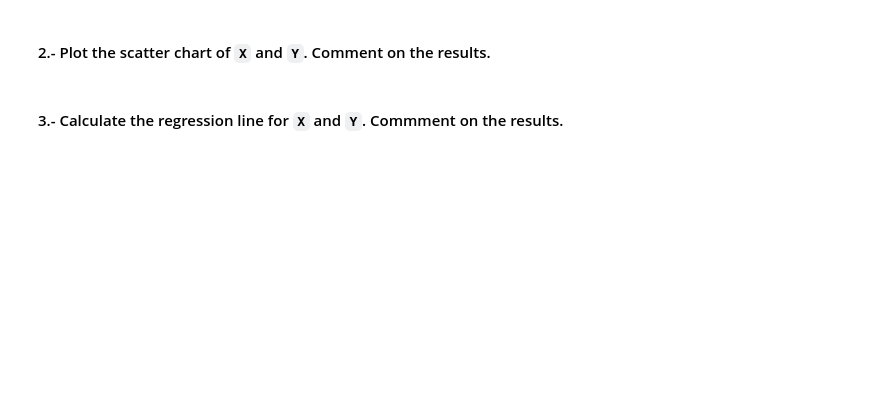
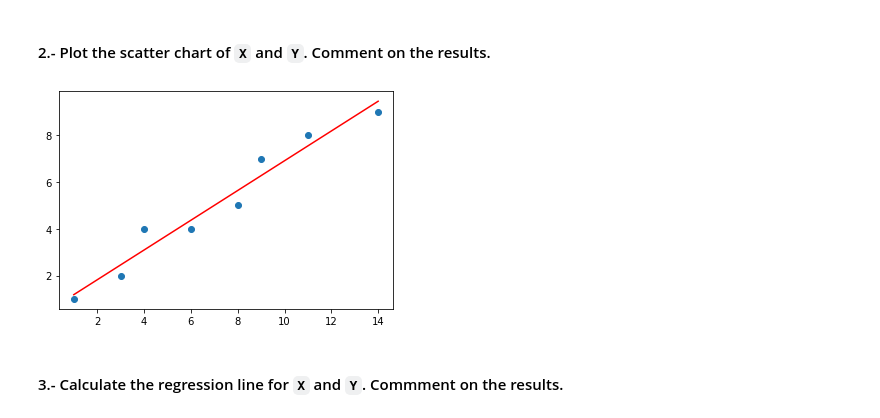
Before and after one commit to ta-data-bcn/lab-linear-regression-correlation, a Jupyter notebook: your-code/main.ipynb, the cells around one changed output. Drawn from its saved outputs; the diff is of its cells as text; code cells hidden in the pictures; blank space fills up the shorter version.

```diff
--- a/your-code/main.ipynb
+++ b/your-code/main.ipynb
@@ -104 +146,8 @@ predicted_y = intercept + slope * age_abs["Age"]
+# %%
+# function to calculate the predicted y
+
+def linear_regr_y (x,y):
+    slope,intercept = slope_intercept(x,y)
+    predicted_y = intercept + slope * x
+    return predicted_y
 # %%
@@ -160,0 +306,8 @@ ironbeers_df = pd.DataFrame({'X': [1,3,4,6,8,9,11,14], 'Y': [1,2,4,4,5,7,8,9]})
+# %%
+newy = linear_regr_y(ironbeers_df["X"],ironbeers_df["Y"])
+# %%
+plt.scatter(ironbeers_df["X"],ironbeers_df["Y"])
+plt.plot(ironbeers_df["X"],newy, color="r")
+plt.show()
+# %% [output]
+[figure, added]
```
Also changed, not shown: parts of 43 cells of this notebook.
